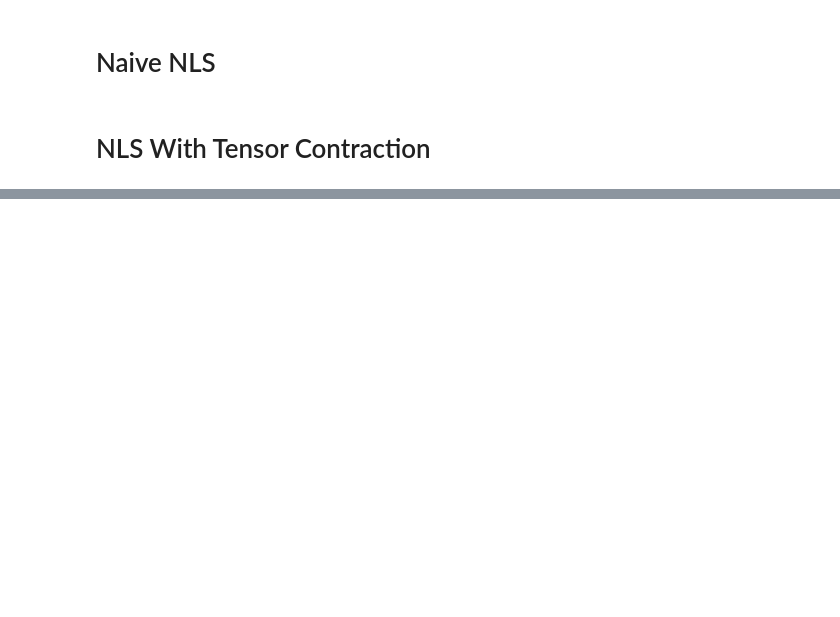
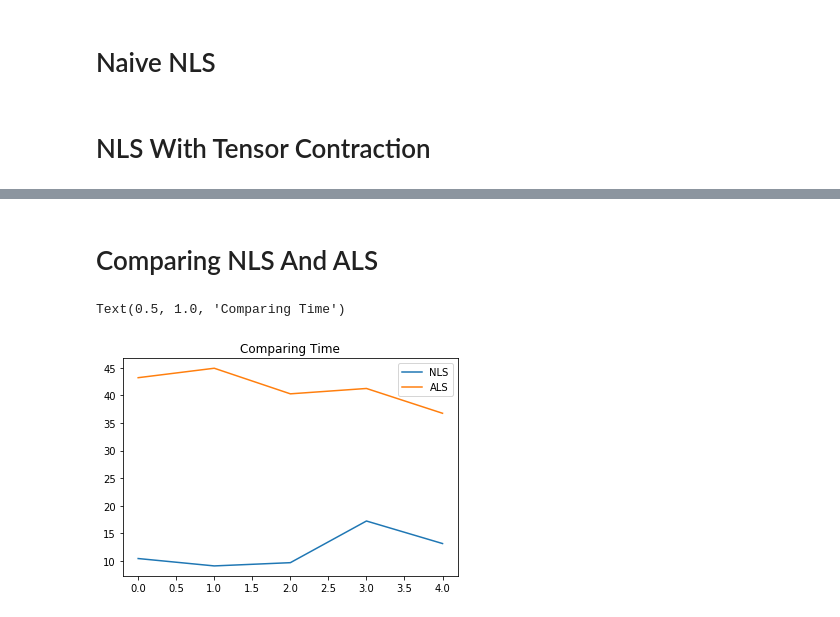
Before and after one commit to cyclops-community/tensor_decomposition, a Jupyter notebook: NLSNotebook.ipynb, the cells around one changed output, grey strips where cells are left out. Cells and saved outputs as stored; diff of their text form; code cells hidden in the pictures; blank space fills up the shorter version.

```diff
--- a/NLSNotebook.ipynb
+++ b/NLSNotebook.ipynb
@@ -141,0 +219,11 @@ def compute_negJTF(X,T):
+# %%
+def flatten_Tensor(G,order,s,R):
+    g = np.zeros(order*s*R)
+    for i in range(order):
+        offset1 = i*s*R
+        for j in range(R):
+            offset2 = j*s
+            start = offset1 + offset2
+            end = start + s
+            g[start:end] = G[i][:,j]
+    return g
@@ -141,0 +271,23 @@ def compute_negJTF(X,T):
+# %%
+def create_LinOp(X,Regu):
+    n = len(X)
+    s = X[0].shape[0]
+    R= X[0].shape[1]
+
+    def mv(delta):
+        delta = compute_matrices(delta,s,R)
+        K = np.zeros_like(delta)
+        for j in range(n):
+            K[j] = compute_Jxxdel(X,j,delta[j])
+            for i in range(n):
+                if i ==j:
+                    continue
+                else:
+                    K[j]+= compute_Jxydel(X,j,i,delta[i])
+
+            K[j]+= Regu*delta[j]
+        vec = flatten_Tensor(K,n,s,R)
+        return vec
+
+    V = LinearOperator(shape = (n*s*R,n*s*R), matvec=mv)
+    return V
@@ -141,0 +413,10 @@ def compute_negJTF(X,T):
+# %% [markdown]
+# Comparing NLS And ALS
+# %%
+plt.plot(time_NLS, label ='NLS')
+plt.plot(time_ALS, label='ALS')
+plt.legend()
+plt.title('Comparing Time')
+# %% [output]
+Text(0.5, 1.0, 'Comparing Time')
+[figure, added]
```
Also changed, not shown: parts of 13 cells of this notebook.
